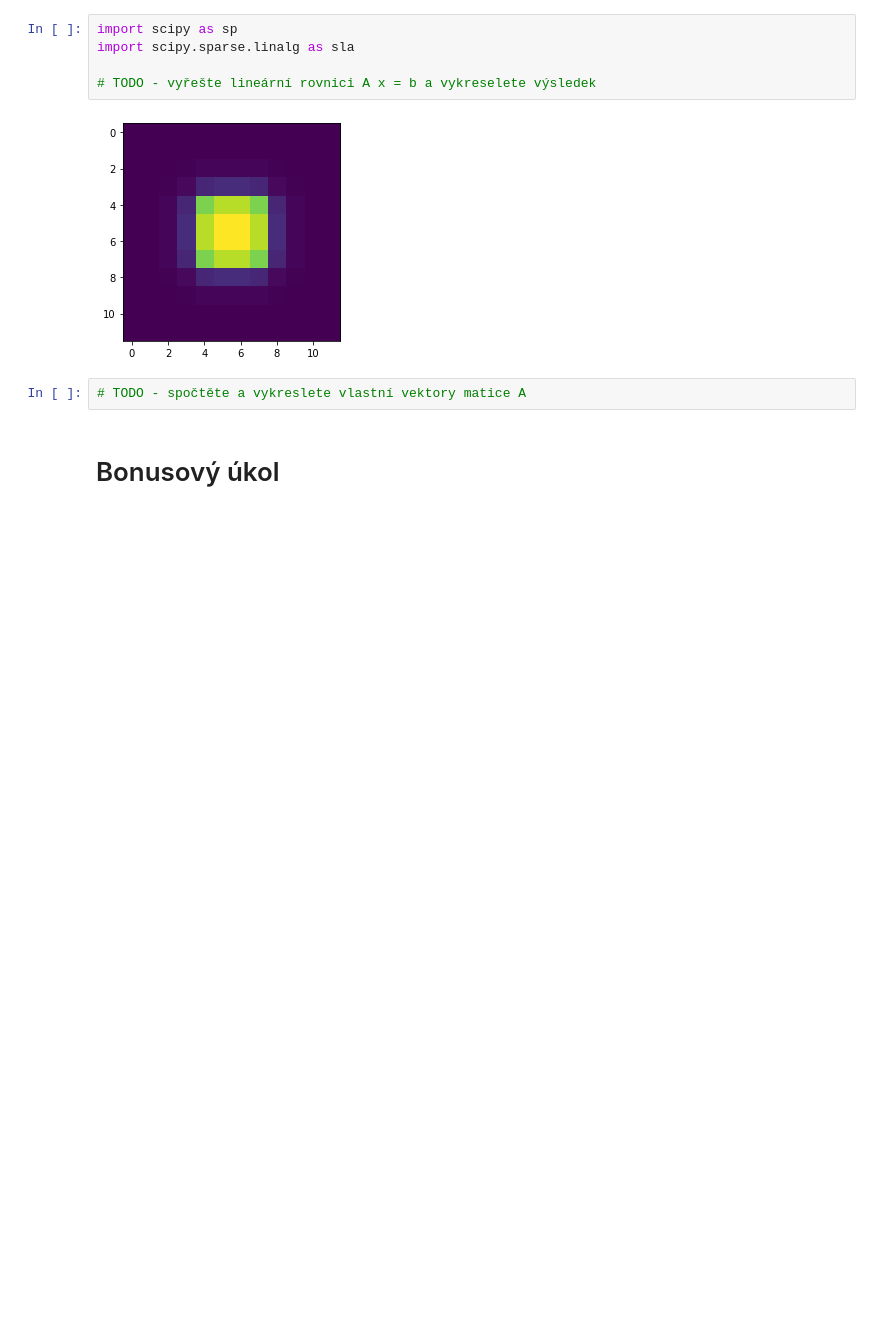
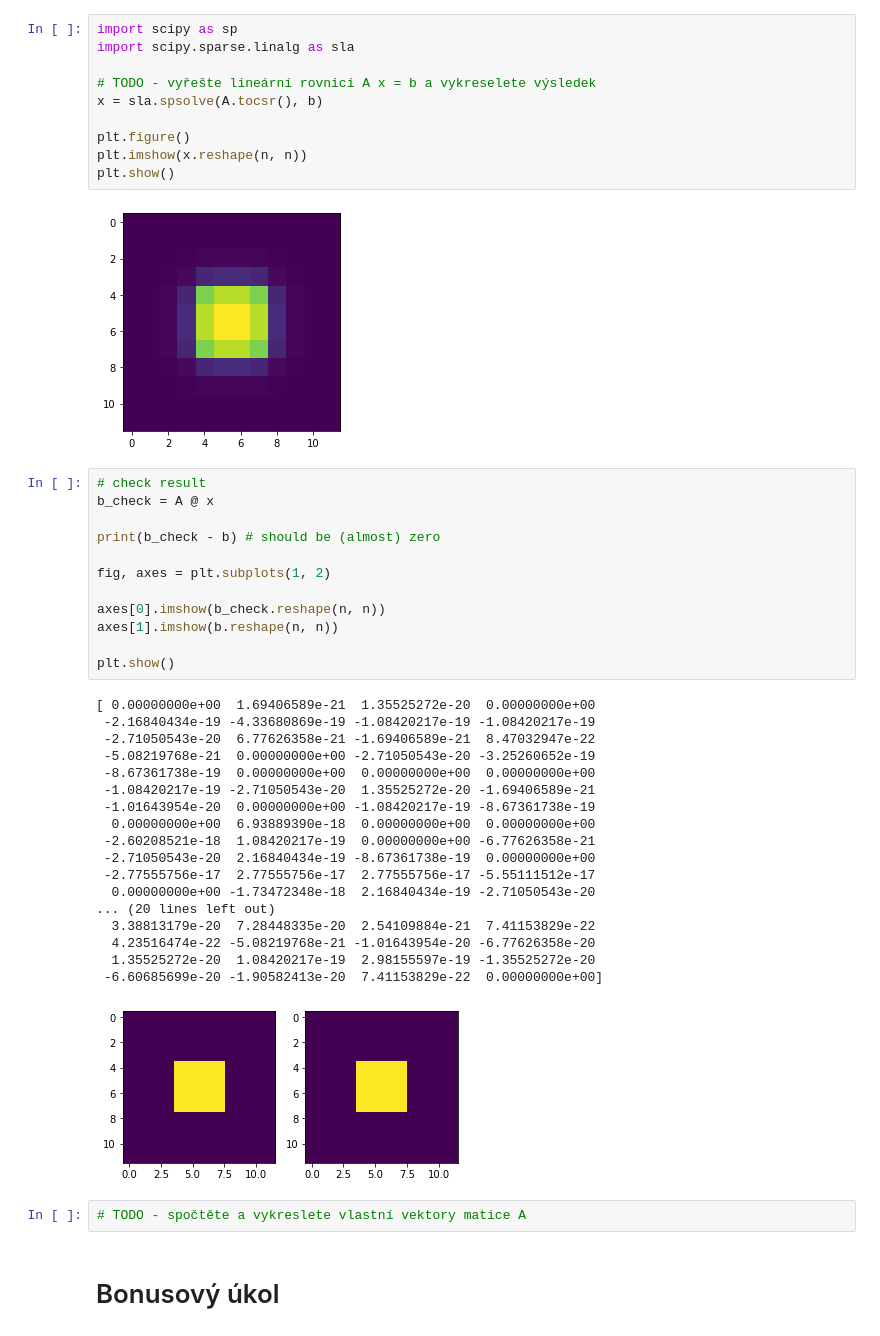
Before and after one commit to TAB0048/vvp-DU, a Jupyter notebook: DU5/DU5.ipynb, the cells around one changed output. Saved outputs shown, nothing was run; the diff lists cells and outputs as text; blank space fills up the shorter version.

```diff
--- a/DU5/DU5.ipynb
+++ b/DU5/DU5.ipynb
@@ -165,8 +165,44 @@ import scipy as sp
 import scipy.sparse.linalg as sla
 
 # TODO - vyřešte lineární rovnici A x = b a vykreselete výsledek
+x = sla.spsolve(A.tocsr(), b)
+
+plt.figure()
+plt.imshow(x.reshape(n, n))
+plt.show()
 # %% [output]
 [figure]
+# %%
+# check result
+b_check = A @ x
+
+print(b_check - b) # should be (almost) zero
+
+fig, axes = plt.subplots(1, 2)
+
+axes[0].imshow(b_check.reshape(n, n))
+axes[1].imshow(b.reshape(n, n))
+
+plt.show()
+# %% [output]
+[ 0.00000000e+00  1.69406589e-21  1.35525272e-20  0.00000000e+00
+ -2.16840434e-19 -4.33680869e-19 -1.08420217e-19 -1.08420217e-19
+ -2.71050543e-20  6.77626358e-21 -1.69406589e-21  8.47032947e-22
+ -5.08219768e-21  0.00000000e+00 -2.71050543e-20 -3.25260652e-19
+ -8.67361738e-19  0.00000000e+00  0.00000000e+00  0.00000000e+00
+ -1.08420217e-19 -2.71050543e-20  1.35525272e-20 -1.69406589e-21
+ -1.01643954e-20  0.00000000e+00 -1.08420217e-19 -8.67361738e-19
+  0.00000000e+00  6.93889390e-18  0.00000000e+00  0.00000000e+00
+ -2.60208521e-18  1.08420217e-19  0.00000000e+00 -6.77626358e-21
+ -2.71050543e-20  2.16840434e-19 -8.67361738e-19  0.00000000e+00
+ -2.77555756e-17  2.77555756e-17  2.77555756e-17 -5.55111512e-17
+  0.00000000e+00 -1.73472348e-18  2.16840434e-19 -2.71050543e-20
+... (20 lines left out)
+  3.38813179e-20  7.28448335e-20  2.54109884e-21  7.41153829e-22
+  4.23516474e-22 -5.08219768e-21 -1.01643954e-20 -6.77626358e-20
+  1.35525272e-20  1.08420217e-19  2.98155597e-19 -1.35525272e-20
+ -6.60685699e-20 -1.90582413e-20  7.41153829e-22  0.00000000e+00]
+[figure, added]
 # %%
 # TODO - spočtěte a vykreslete vlastní vektory matice A
 # %% [markdown]
```
Also changed, not shown: parts of 1 cell of this notebook.
